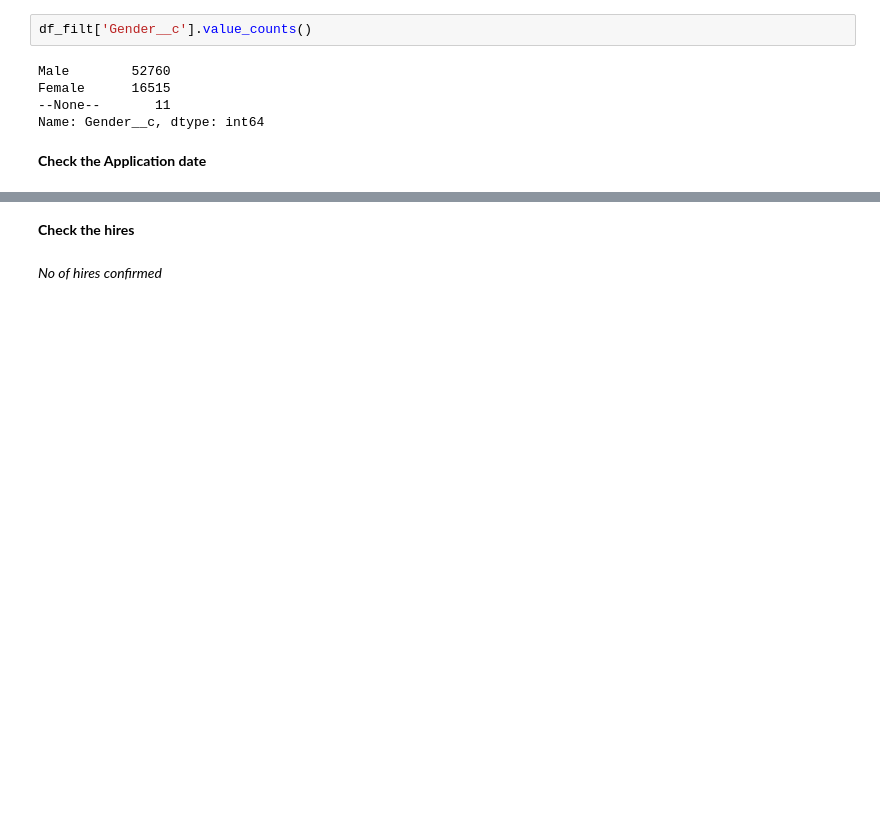
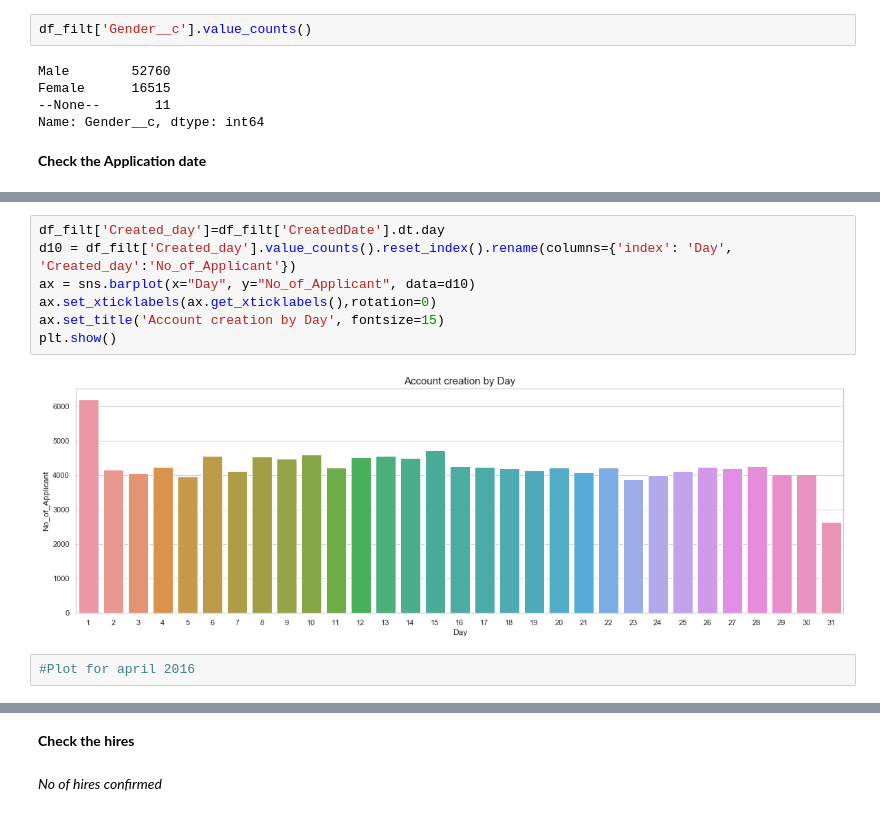
Before and after one commit to vivekbp1994/Teradata, a Jupyter notebook: EDA/EDA1 - Understanding the files- Contacts.ipynb, the cells around one changed output, grey strips where cells are left out. Drawn from its saved outputs; the diff is of its cells as text; blank space fills up the shorter version.

```diff
--- a/EDA/EDA1 - Understanding the files- Contacts.ipynb
+++ b/EDA/EDA1 - Understanding the files- Contacts.ipynb
@@ -209,0 +276,11 @@ plt.show()
+# %%
+df_filt['Created_day']=df_filt['CreatedDate'].dt.day
+d10 = df_filt['Created_day'].value_counts().reset_index().rename(columns={'index': 'Day', 'Created_day':'No_of_Applicant'})
+ax = sns.barplot(x="Day", y="No_of_Applicant", data=d10)
+ax.set_xticklabels(ax.get_xticklabels(),rotation=0)
+ax.set_title('Account creation by Day', fontsize=15)
+plt.show()
+# %% [output]
+[figure, added]
+# %%
+#Plot for april 2016
```
Also changed, not shown: parts of 16 cells of this notebook, 6 other files.
